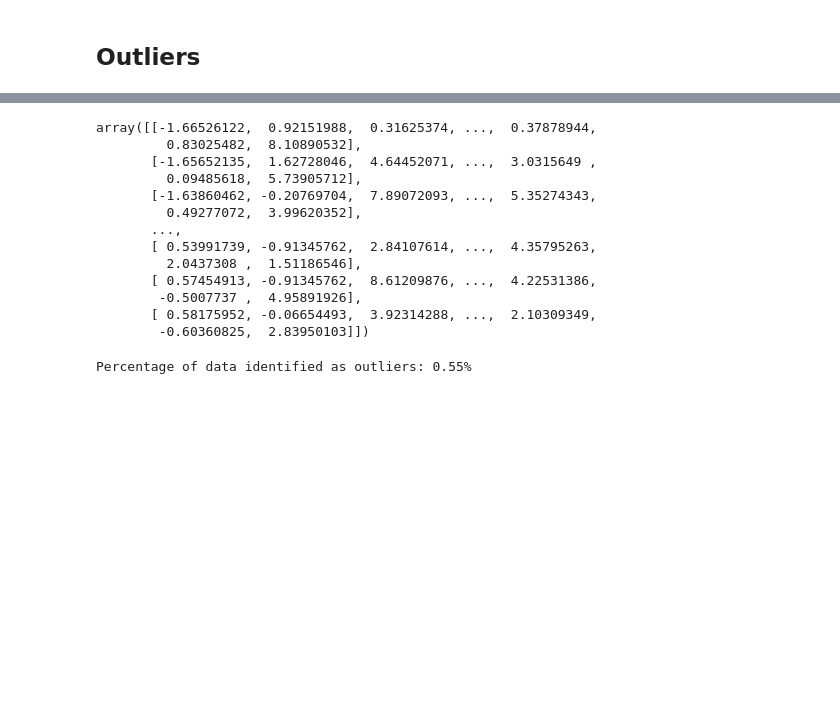
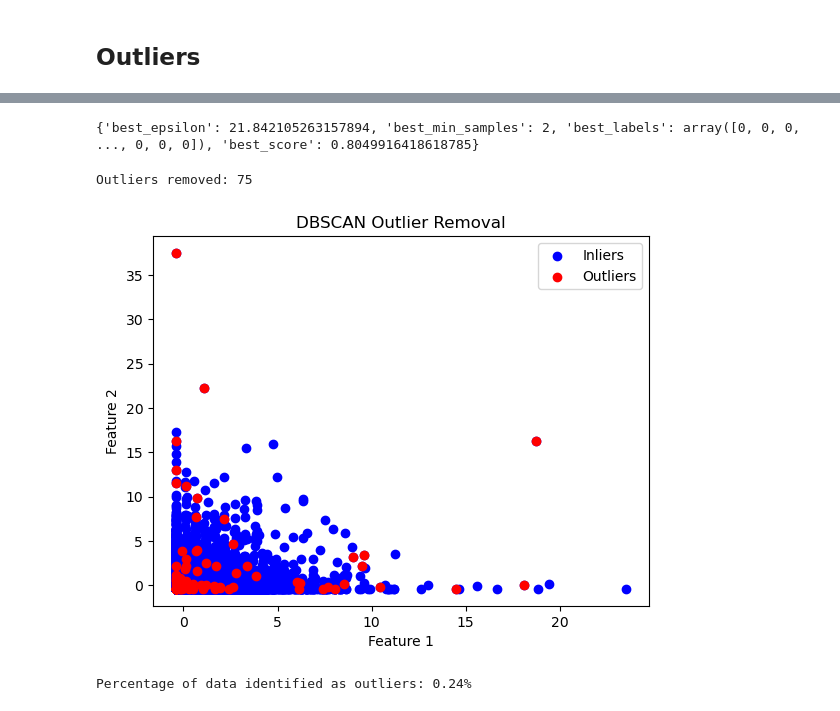
Before and after one commit to nunonuness/DM, a Jupyter notebook: 2. PreProcessing.ipynb, the cells around one changed output, grey strips where cells are left out. Cells and saved outputs as stored; diff of their text form; code cells hidden in the pictures; blank space fills up the shorter version.

```diff
--- a/2. PreProcessing.ipynb
+++ b/2. PreProcessing.ipynb
@@ -135,7 +165,15 @@ warnings.filterwarnings('ignore')
 df_customers.dropna(subset=['first_order'], inplace=True)
 # %% [markdown]
 ## Outliers
+# %%
+# columns which values range from 0 to 1 so they don't need to be scaled
+cols_range_0_1 = ['vendor_loyalty_score','relative_cuisine_variety', 'chain_consumption']
+
+# categorical features that represent categorical data
+num_cat_features = ['customer_city', 'available_cuisines_city', 'cuisine_variety']
 # %%
-# metric features
-metric_features = df_customers.select_dtypes(include=[np.number]).columns
+# get metric features
+metric_features = df_customers.select_dtypes(include=[np.number]).columns.difference(num_cat_features + cols_range_0_1)
+# get non-metric features
+non_metric_features = df_customers.select_dtypes(exclude=[np.number]).columns
 # %%
@@ -213,31 +304,33 @@ model = DBSCAN(eps = epsilon, min_samples = min_points).fit(data_scaled)
+# %%
+# display the best parameters
+print(best_params)
+# %% [output]
+{'best_epsilon': 21.842105263157894, 'best_min_samples': 2, 'best_labels': array([0, 0, 0, ..., 0, 0, 0]), 'best_score': 0.8049916418618785}
+# %%
+# build the DBSCAN model with the best parameters
+dbscan_final = DBSCAN(eps=21.842105263157894, min_samples=2)
+clusters = dbscan_final.fit_predict(data_scaled)
 # %%
-# outliers dataframe
-outliers = data_scaled[model.labels_ == -1]
-outliers
+# identify and remove outliers
+outliers = data_scaled[clusters == -1]
+print(f"Outliers removed: {len(outliers)}")
 # %% [output]
-array([[-1.66526122,  0.92151988,  0.31625374, ...,  0.37878944,
-         0.83025482,  8.10890532],
-       [-1.65652135,  1.62728046,  4.64452071, ...,  3.0315649 ,
-         0.09485618,  5.73905712],
-       [-1.63860462, -0.20769704,  7.89072093, ...,  5.35274343,
-         0.49277072,  3.99620352],
-       ...,
-       [ 0.53991739, -0.91345762,  2.84107614, ...,  4.35795263,
-         2.0437308 ,  1.51186546],
-       [ 0.57454913, -0.91345762,  8.61209876, ...,  4.22531386,
-        -0.5007737 ,  4.95891926],
-       [ 0.58175952, -0.06654493,  3.92314288, ...,  2.10309349,
-        -0.60360825,  2.83950103]])
+Outliers removed: 75
+# %%
+plt.scatter(data_scaled[:, 0], data_scaled[:, 1], c='blue', label='Inliers')
+plt.scatter(outliers[:, 0], outliers[:, 1], c='red', label='Outliers')
+plt.title('DBSCAN Outlier Removal')
+plt.xlabel('Feature 1')
+plt.ylabel('Feature 2')
+plt.legend()
+plt.show()
+
+###### transparencia to improve
+# %% [output]
+[figure, added]
 # %%
-# Calculate the number of data points in the original dataset
-original_data_count = len(data_scaled)
-
-# Calculate the number of data points identified as outliers
-outliers_count = len(data_scaled[model.labels_ == -1]) ### consider -20 as outliers or an unsual value
-
-# Calculate the percentage of data that are outliers
-outliers_percentage = (outliers_count / original_data_count) * 100
-
+# calculate the percentage of data that are outliers
+outliers_percentage = (len(outliers) / len(data_scaled)) * 100
 print(f"Percentage of data identified as outliers: {outliers_percentage:.2f}%")
 # %% [output]
-Percentage of data identified as outliers: 0.55%
+Percentage of data identified as outliers: 0.24%
```
Also changed, not shown: parts of 28 cells of this notebook, 4 other files.
